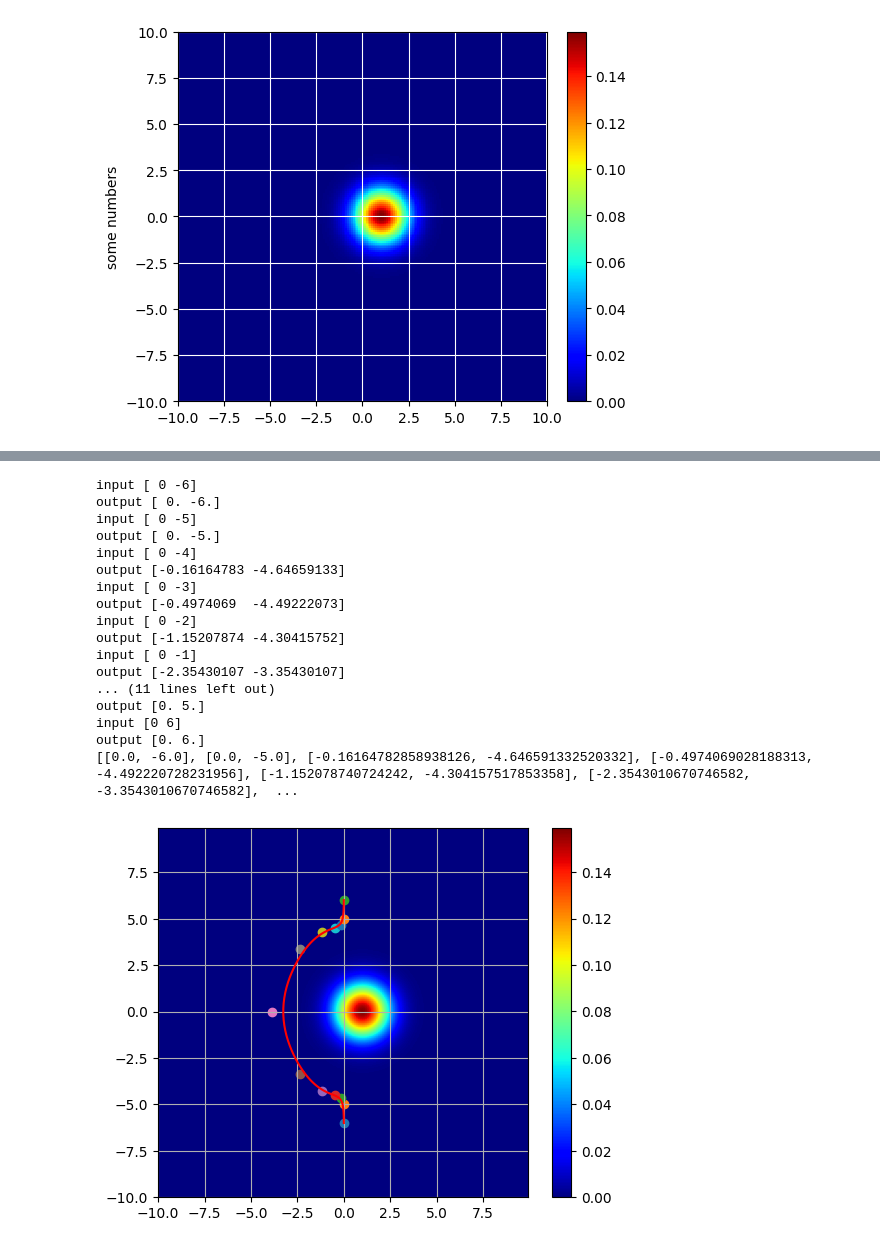
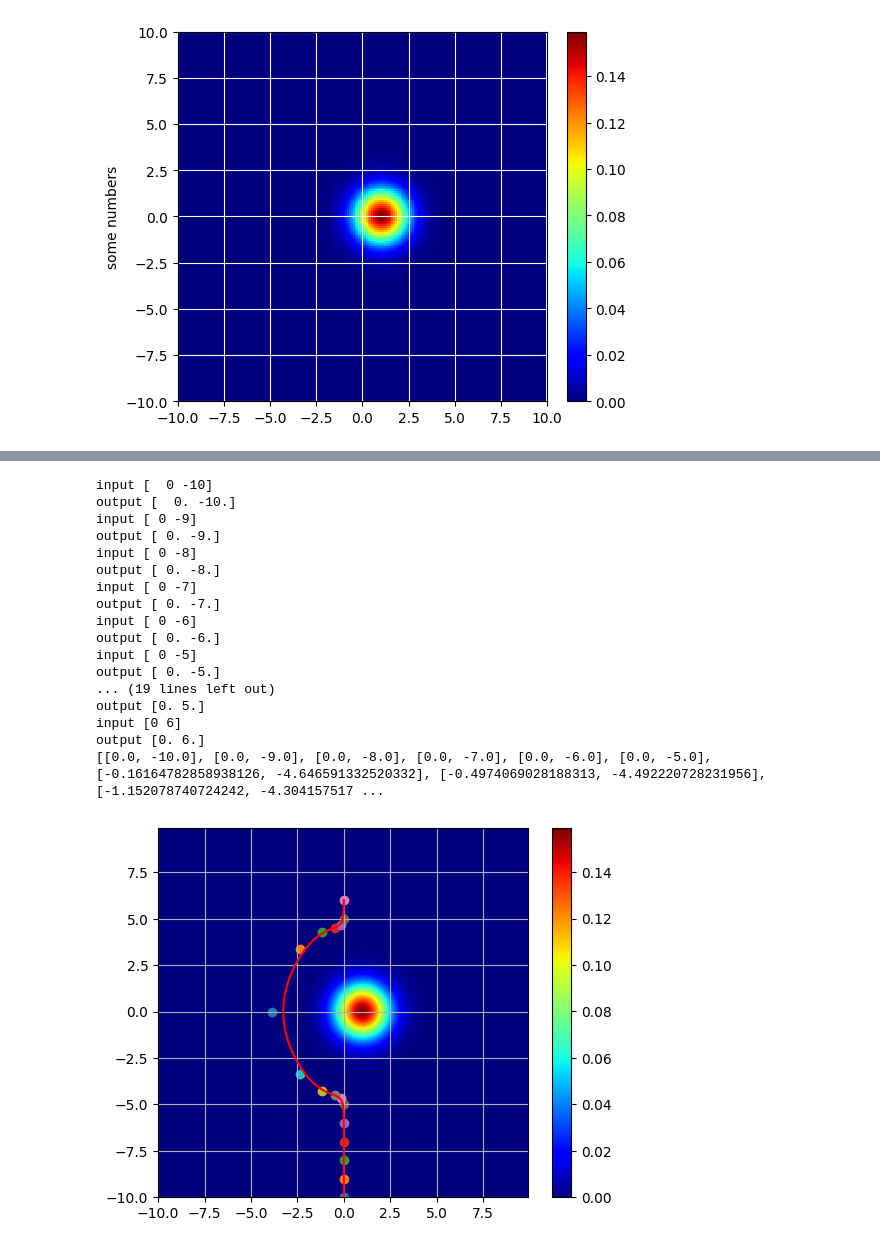
Before and after one commit to re1983/bspline_opt, a Jupyter notebook: Optimization_exp.ipynb, the cells around one changed output, grey strips where cells are left out. Drawn from its saved outputs; the diff is of its cells as text; code cells hidden in the pictures.

```diff
--- a/Optimization_exp.ipynb
+++ b/Optimization_exp.ipynb
@@ -287,7 +287,7 @@ for i in range(0, 2*FOV_range-int(mask_size*vy)+2, 1):
     curve = BSpline.Curve()
 
     # Set up the curve
-    curve.degree = 4
+    curve.degree = 3
     # print(cp)
     curve.ctrlpts = cp
 
@@ -319,9 +319,9 @@ from scipy.optimize import NonlinearConstraint
 import scipy.optimize as opt
 from scipy.interpolate import BSpline
 
-# X_0 = np.array([0, -10, 0, -9, 0, -8, 0, -7, 0, -6, 0, -5, 0, -4, 0, -3, 0, -2, 0, -1, 0, 0, 0, 1, 0, 2, 0, 3, 0, 4, 0, 5, 0, 6])
+X_0 = np.array([0, -10, 0, -9, 0, -8, 0, -7, 0, -6, 0, -5, 0, -4, 0, -3, 0, -2, 0, -1, 0, 0, 0, 1, 0, 2, 0, 3, 0, 4, 0, 5, 0, 6])
 
-X_0 = np.array([0, -6, 0, -5, 0, -4, 0, -3, 0, -2, 0, -1, 0, 0, 0, 1, 0, 2, 0, 3, 0, 4, 0, 5, 0, 6])
+# X_0 = np.array([0, -6, 0, -5, 0, -4, 0, -3, 0, -2, 0, -1, 0, 0, 0, 1, 0, 2, 0, 3, 0, 4, 0, 5, 0, 6])
 # X_0 = np.array([0, -3])
 # sol = opt.minimize(f, X_0, args=(A, x0, y0, sigx, sigy, X_0), constraints=(C3,))
 # sol = opt.minimize(f_d, X_0, args=(A, x0, y0, sigx, sigy, X_0), method='SLSQP',
@@ -349,41 +349,41 @@ for i in range(0, len(X_0), 2):
 
 from geomdl import BSpline
 from geomdl import utilities
 from geomdl.visualization import VisMPL
 
 # Create a B-Spline curve
 curve = BSpline.Curve()
 
 # Set up the curve
 curve.degree = 4
 print(cp)
 curve.ctrlpts = cp
 
 # Auto-generate knot vector
 curve.knotvector = utilities.generate_knot_vector(curve.degree, len(curve.ctrlpts))
 # Set evaluation delta
 curve.delta = 0.01
 curvepts = np.array(curve.evalpts)
 curveplt, = plt.plot(curvepts[:, 0], curvepts[:, 1], color='red', linestyle='-')
 plt.grid(True)
 # plt.legend(loc='best')
 plt.show()
 # %% [output]
+input [  0 -10]
+output [  0. -10.]
+input [ 0 -9]
+output [ 0. -9.]
+input [ 0 -8]
+output [ 0. -8.]
+input [ 0 -7]
+output [ 0. -7.]
 input [ 0 -6]
 output [ 0. -6.]
 input [ 0 -5]
 output [ 0. -5.]
-input [ 0 -4]
-output [-0.16164783 -4.64659133]
-input [ 0 -3]
-output [-0.4974069  -4.49222073]
-input [ 0 -2]
-output [-1.15207874 -4.30415752]
-input [ 0 -1]
-output [-2.35430107 -3.35430107]
-... (11 lines left out)
+... (19 lines left out)
 output [0. 5.]
 input [0 6]
 output [0. 6.]
-[[0.0, -6.0], [0.0, -5.0], [-0.16164782858938126, -4.646591332520332], [-0.4974069028188313, -4.492220728231956], [-1.152078740724242, -4.304157517853358], [-2.3543010670746582, -3.3543010670746582],  ...
+[[0.0, -10.0], [0.0, -9.0], [0.0, -8.0], [0.0, -7.0], [0.0, -6.0], [0.0, -5.0], [-0.16164782858938126, -4.646591332520332], [-0.4974069028188313, -4.492220728231956], [-1.152078740724242, -4.304157517 ...
-[figure, old version]
+[figure, new version]
```
Also changed, not shown: parts of 3 cells of this notebook, 1 other file.
